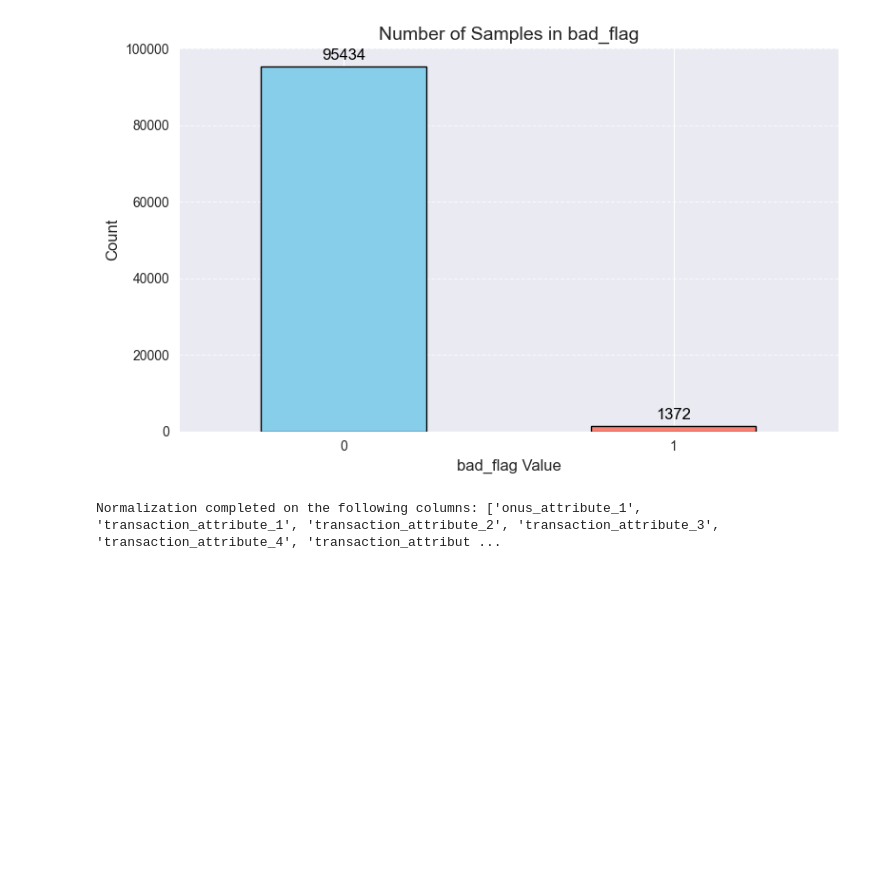
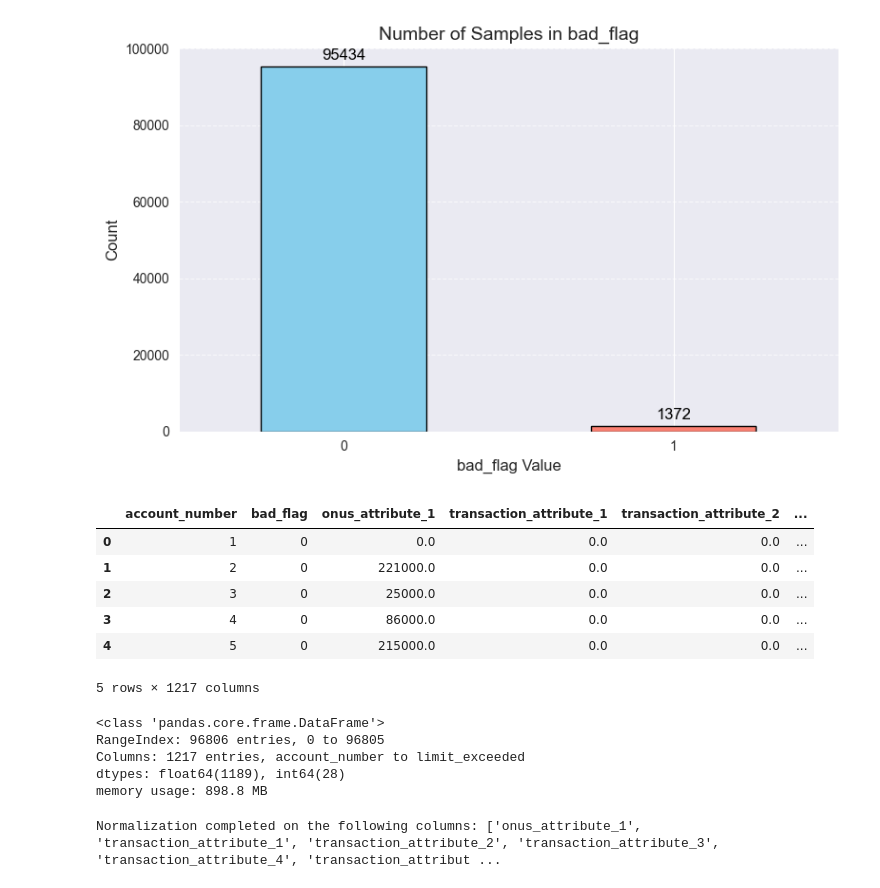
Before and after one commit to yashkk07/Convolve-3.0, a Jupyter notebook: hackathon.ipynb, the cells around one changed output. Drawn from its saved outputs; the diff is of its cells as text; code cells hidden in the pictures; blank space fills up the shorter version.

```diff
--- a/hackathon.ipynb
+++ b/hackathon.ipynb
@@ -118,6 +119,35 @@ plt.tight_layout()
 plt.show()
 # %% [output]
 [figure]
+# %%
+onus_columns = [col for col in df.columns if col.startswith("onus_attribute")]
+transaction_columns = [col for col in df.columns if col.startswith("transaction_attribute")]
+
+# Calculate the sum for each group
+df["onus_sum"] = df[onus_columns].sum(axis=1)
+df["transaction_sum"] = df[transaction_columns].sum(axis=1)
+
+# Add a new column to check if the credit limit is exceeded
+df["limit_exceeded"] = (df["onus_sum"] < df["transaction_sum"]).astype('int64')
+df.drop(["onus_sum", "transaction_sum"], axis=1, inplace=True)
+
+df.head(5)
+# %% [output]
+|  | account_number | bad_flag | onus_attribute_1 | transaction_attribute_1 | transaction_attribute_2 | ... |
+| 0 | 1 | 0 | 0.0 | 0.0 | 0.0 | ... |
+| 1 | 2 | 0 | 221000.0 | 0.0 | 0.0 | ... |
+| 2 | 3 | 0 | 25000.0 | 0.0 | 0.0 | ... |
+| 3 | 4 | 0 | 86000.0 | 0.0 | 0.0 | ... |
+| 4 | 5 | 0 | 215000.0 | 0.0 | 0.0 | ... |
+5 rows × 1217 columns
+# %%
+df.info()
+# %% [output]
+<class 'pandas.core.frame.DataFrame'>
+RangeIndex: 96806 entries, 0 to 96805
+Columns: 1217 entries, account_number to limit_exceeded
+dtypes: float64(1189), int64(28)
+memory usage: 898.8 MB
 # %%
 selected_cols = [col for col in df.columns if col.startswith(('onus_attribute','transaction_attribute', 'bureau', 'bureau_enquiry'))]
 
```
Also changed, not shown: parts of 12 cells of this notebook.
